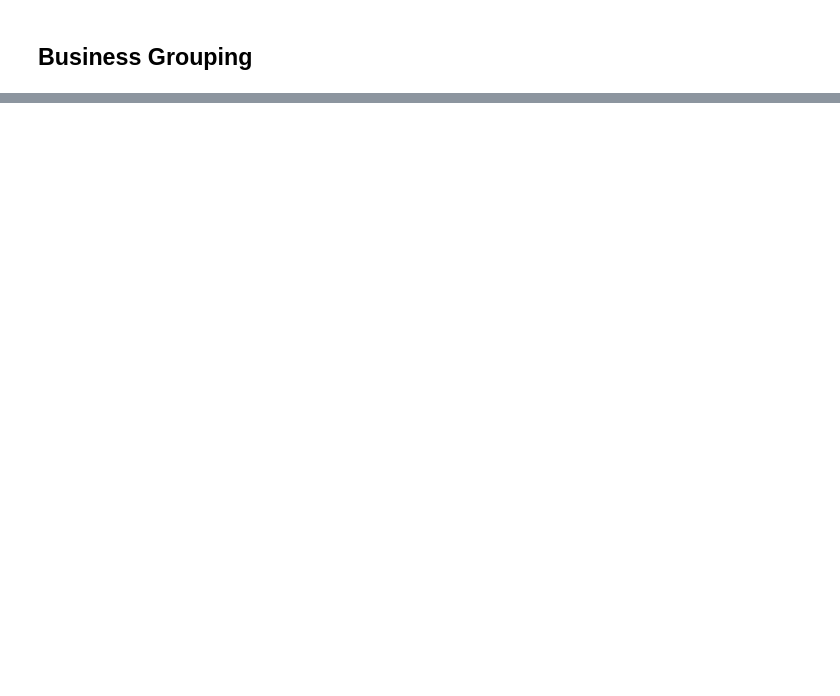
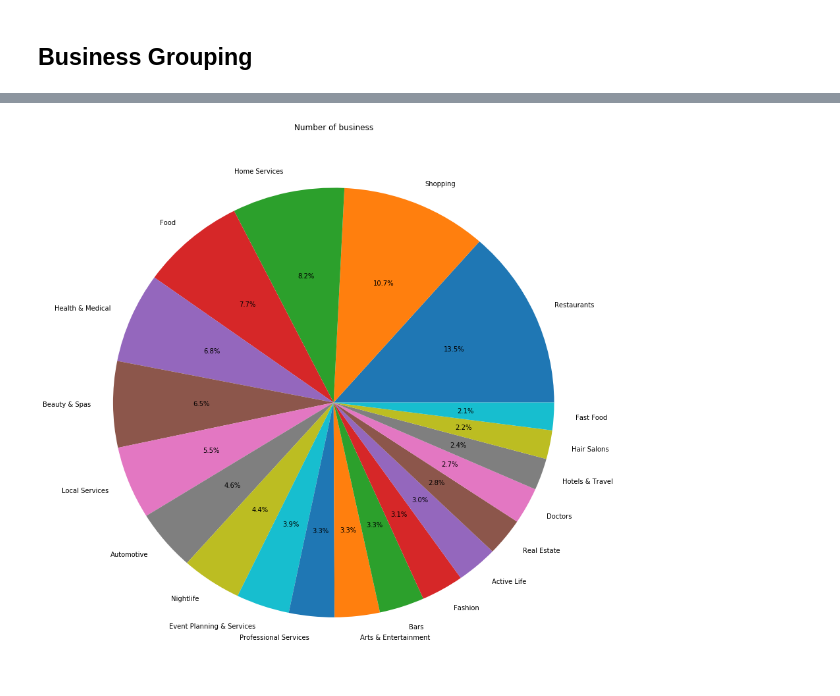
Before and after one commit to lorenzovngl/analysis-of-yelp-open-dataset, a Jupyter notebook: notebooks/businesses_grouping.ipynb, the cells around one changed output, grey strips where cells are left out. Cells and saved outputs as stored; diff of their text form; code cells hidden in the pictures; blank space fills up the shorter version.

Commit message:
Write on report about business categories and location

```diff
--- a/notebooks/businesses_grouping.ipynb
+++ b/notebooks/businesses_grouping.ipynb
@@ -83,0 +69,11 @@ plt.show()
+# %%
+n_cat2 = 20
+
+fig, ax = plt.subplots(figsize=(15, 15))
+x = [el['cat'] for el in categories_counts]
+y = [el['count'] for el in categories_counts]
+plt.pie(y[:n_cat2], labels=x[:n_cat2], autopct='%1.1f%%')
+plt.title('Number of business')
+plt.show()
+# %% [output]
+[figure, added]
```
Also changed, not shown: parts of 11 cells of this notebook, 4 other files.
